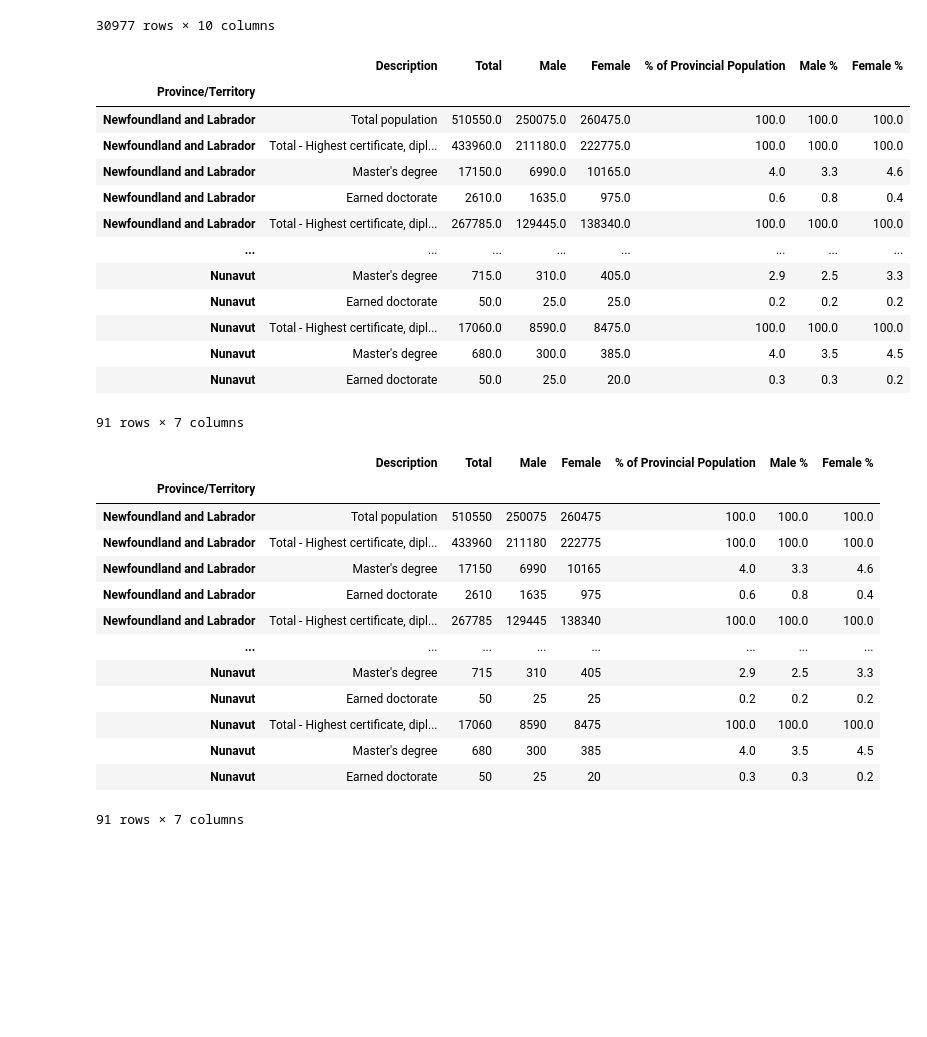
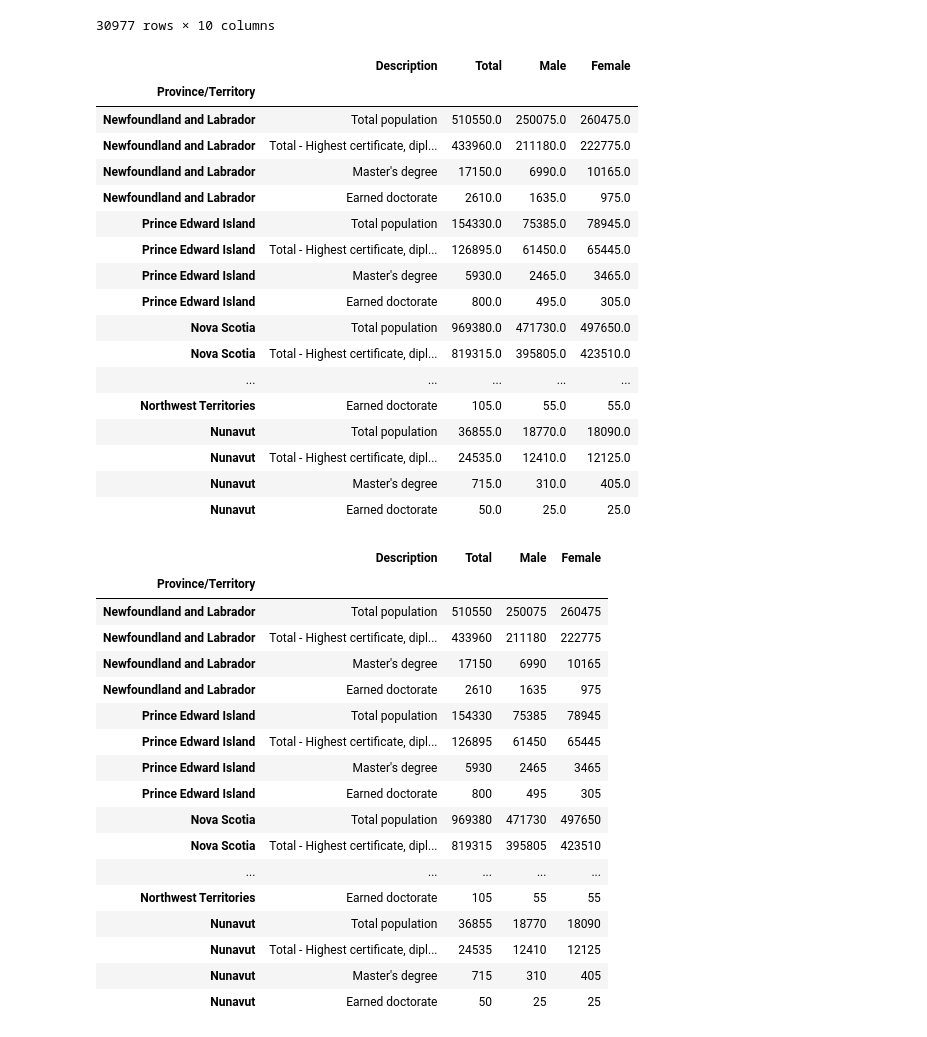
Before and after one commit to BehnooshNasri/project_one, a Jupyter notebook: gender and grad school/Gender Data Cleaning.ipynb, the cells around one changed output. Saved outputs shown, nothing was run; the diff lists cells and outputs as text; code cells hidden in the pictures; blank space fills up the shorter version.

```diff
--- a/gender and grad school/Gender Data Cleaning.ipynb
+++ b/gender and grad school/Gender Data Cleaning.ipynb
@@ -79,46 +79,48 @@ cleaned_df
 # %%
 # Grabbing the characteristic IDs we want
 education_df = cleaned_df[(cleaned_df['CHARACTERISTIC_ID'] == 8) |
                         (cleaned_df['CHARACTERISTIC_ID'] == 1998) |
                         (cleaned_df['CHARACTERISTIC_ID'] == 2012) |
-                        (cleaned_df['CHARACTERISTIC_ID'] == 2013) |
-                        (cleaned_df['CHARACTERISTIC_ID'] == 2014) |
-                        (cleaned_df['CHARACTERISTIC_ID'] == 2028) |
-                        (cleaned_df['CHARACTERISTIC_ID'] == 2029) ]
+                        (cleaned_df['CHARACTERISTIC_ID'] == 2013)
+                         ]
 
 education_df.loc[education_df['CHARACTERISTIC_ID'] == 8, 'CHARACTERISTIC_NAME'] = 'Total population'
 
 # Rename columns
 education_df = education_df.rename(columns ={
     'GEO_NAME' : 'Province/Territory',
     'CHARACTERISTIC_NAME' : 'Description',
     'C1_COUNT_TOTAL':'Total',
     'C2_COUNT_MEN+': 'Male',
     'C3_COUNT_WOMEN+': 'Female',
     'C10_RATE_TOTAL' : '% of Provincial Population',
     'C11_RATE_MEN+' : 'Male %',
     'C12_RATE_WOMEN+' : 'Female %'
                      })
 # Resetting the index and pulling only columns we want
 education_df.reset_index(inplace=True)
 education_df.set_index("Province/Territory",inplace=True)
-education_df = education_df[['Description','Total','Male','Female','% of Provincial Population','Male %','Female %']]
+education_df = education_df[['Description','Total','Male','Female']]
 education_df
 # %% [output]
-|  | Description | Total | Male | Female | % of Provincial Population | Male % | Female % |
-| Province/Territory |  |  |  |  |  |  |  |
-| Newfoundland and Labrador | Total population | 510550.0 | 250075.0 | 260475.0 | 100.0 | 100.0 | 100.0 |
-| Newfoundland and Labrador | Total - Highest certificate, dipl... | 433960.0 | 211180.0 | 222775.0 | 100.0 | 100.0 | 100.0 |
-| Newfoundland and Labrador | Master's degree | 17150.0 | 6990.0 | 10165.0 | 4.0 | 3.3 | 4.6 |
-| Newfoundland and Labrador | Earned doctorate | 2610.0 | 1635.0 | 975.0 | 0.6 | 0.8 | 0.4 |
-| Newfoundland and Labrador | Total - Highest certificate, dipl... | 267785.0 | 129445.0 | 138340.0 | 100.0 | 100.0 | 100.0 |
-| ... | ... | ... | ... | ... | ... | ... | ... |
-| Nunavut | Master's degree | 715.0 | 310.0 | 405.0 | 2.9 | 2.5 | 3.3 |
-| Nunavut | Earned doctorate | 50.0 | 25.0 | 25.0 | 0.2 | 0.2 | 0.2 |
-| Nunavut | Total - Highest certificate, dipl... | 17060.0 | 8590.0 | 8475.0 | 100.0 | 100.0 | 100.0 |
-| Nunavut | Master's degree | 680.0 | 300.0 | 385.0 | 4.0 | 3.5 | 4.5 |
-| Nunavut | Earned doctorate | 50.0 | 25.0 | 20.0 | 0.3 | 0.3 | 0.2 |
+|  | Description | Total | Male | Female |
+| Province/Territory |  |  |  |  |
+| Newfoundland and Labrador | Total population | 510550.0 | 250075.0 | 260475.0 |
+| Newfoundland and Labrador | Total - Highest certificate, dipl... | 433960.0 | 211180.0 | 222775.0 |
+| Newfoundland and Labrador | Master's degree | 17150.0 | 6990.0 | 10165.0 |
+| Newfoundland and Labrador | Earned doctorate | 2610.0 | 1635.0 | 975.0 |
+| Prince Edward Island | Total population | 154330.0 | 75385.0 | 78945.0 |
+| Prince Edward Island | Total - Highest certificate, dipl... | 126895.0 | 61450.0 | 65445.0 |
+| Prince Edward Island | Master's degree | 5930.0 | 2465.0 | 3465.0 |
+| Prince Edward Island | Earned doctorate | 800.0 | 495.0 | 305.0 |
+| Nova Scotia | Total population | 969380.0 | 471730.0 | 497650.0 |
+| Nova Scotia | Total - Highest certificate, dipl... | 819315.0 | 395805.0 | 423510.0 |
+| ... | ... | ... | ... | ... |
+| Northwest Territories | Earned doctorate | 105.0 | 55.0 | 55.0 |
+| Nunavut | Total population | 36855.0 | 18770.0 | 18090.0 |
+| Nunavut | Total - Highest certificate, dipl... | 24535.0 | 12410.0 | 12125.0 |
+| Nunavut | Master's degree | 715.0 | 310.0 | 405.0 |
+| Nunavut | Earned doctorate | 50.0 | 25.0 | 25.0 |
-91 rows × 7 columns
 # %%
 # Convert to integer
 education_df['Male'] = education_df['Male'].astype(int)
@@ -128,19 +130,23 @@ education_df['Total'] = education_df['Total'].astype(int)
 # Displaying the DF
 education_df
 # %% [output]
-|  | Description | Total | Male | Female | % of Provincial Population | Male % | Female % |
-| Province/Territory |  |  |  |  |  |  |  |
-| Newfoundland and Labrador | Total population | 510550 | 250075 | 260475 | 100.0 | 100.0 | 100.0 |
-| Newfoundland and Labrador | Total - Highest certificate, dipl... | 433960 | 211180 | 222775 | 100.0 | 100.0 | 100.0 |
-| Newfoundland and Labrador | Master's degree | 17150 | 6990 | 10165 | 4.0 | 3.3 | 4.6 |
-| Newfoundland and Labrador | Earned doctorate | 2610 | 1635 | 975 | 0.6 | 0.8 | 0.4 |
-| Newfoundland and Labrador | Total - Highest certificate, dipl... | 267785 | 129445 | 138340 | 100.0 | 100.0 | 100.0 |
-| ... | ... | ... | ... | ... | ... | ... | ... |
-| Nunavut | Master's degree | 715 | 310 | 405 | 2.9 | 2.5 | 3.3 |
-| Nunavut | Earned doctorate | 50 | 25 | 25 | 0.2 | 0.2 | 0.2 |
-| Nunavut | Total - Highest certificate, dipl... | 17060 | 8590 | 8475 | 100.0 | 100.0 | 100.0 |
-| Nunavut | Master's degree | 680 | 300 | 385 | 4.0 | 3.5 | 4.5 |
-| Nunavut | Earned doctorate | 50 | 25 | 20 | 0.3 | 0.3 | 0.2 |
+|  | Description | Total | Male | Female |
+| Province/Territory |  |  |  |  |
+| Newfoundland and Labrador | Total population | 510550 | 250075 | 260475 |
+| Newfoundland and Labrador | Total - Highest certificate, dipl... | 433960 | 211180 | 222775 |
+| Newfoundland and Labrador | Master's degree | 17150 | 6990 | 10165 |
+| Newfoundland and Labrador | Earned doctorate | 2610 | 1635 | 975 |
+| Prince Edward Island | Total population | 154330 | 75385 | 78945 |
+| Prince Edward Island | Total - Highest certificate, dipl... | 126895 | 61450 | 65445 |
+| Prince Edward Island | Master's degree | 5930 | 2465 | 3465 |
+| Prince Edward Island | Earned doctorate | 800 | 495 | 305 |
+| Nova Scotia | Total population | 969380 | 471730 | 497650 |
+| Nova Scotia | Total - Highest certificate, dipl... | 819315 | 395805 | 423510 |
+| ... | ... | ... | ... | ... |
+| Northwest Territories | Earned doctorate | 105 | 55 | 55 |
+| Nunavut | Total population | 36855 | 18770 | 18090 |
+| Nunavut | Total - Highest certificate, dipl... | 24535 | 12410 | 12125 |
+| Nunavut | Master's degree | 715 | 310 | 405 |
+| Nunavut | Earned doctorate | 50 | 25 | 25 |
-91 rows × 7 columns
 # %%
 education_df.to_csv('Gender Type and Education Level.csv')
```
Also changed, not shown: 1 other file.
